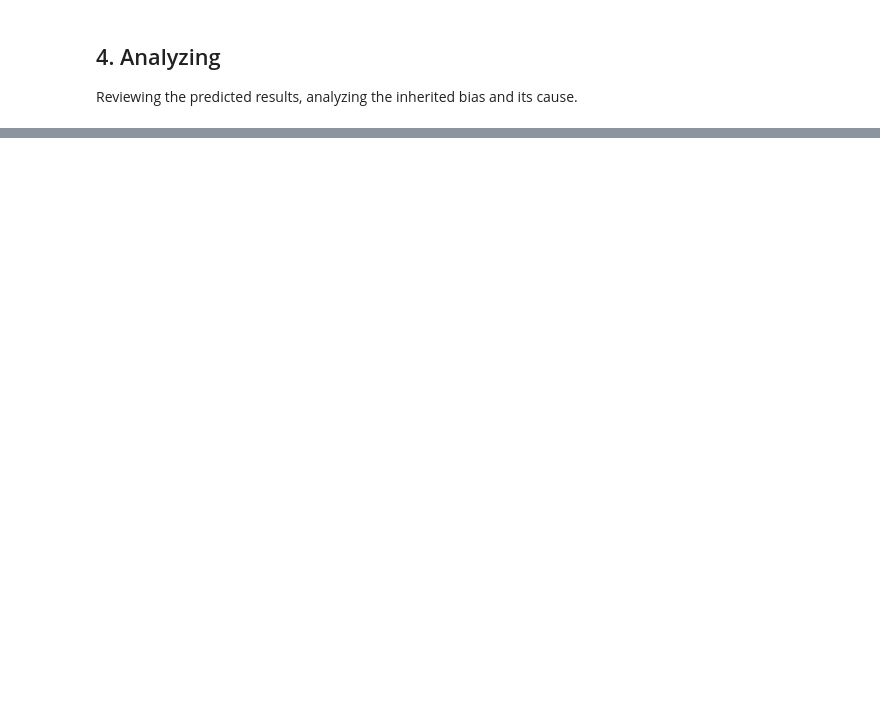
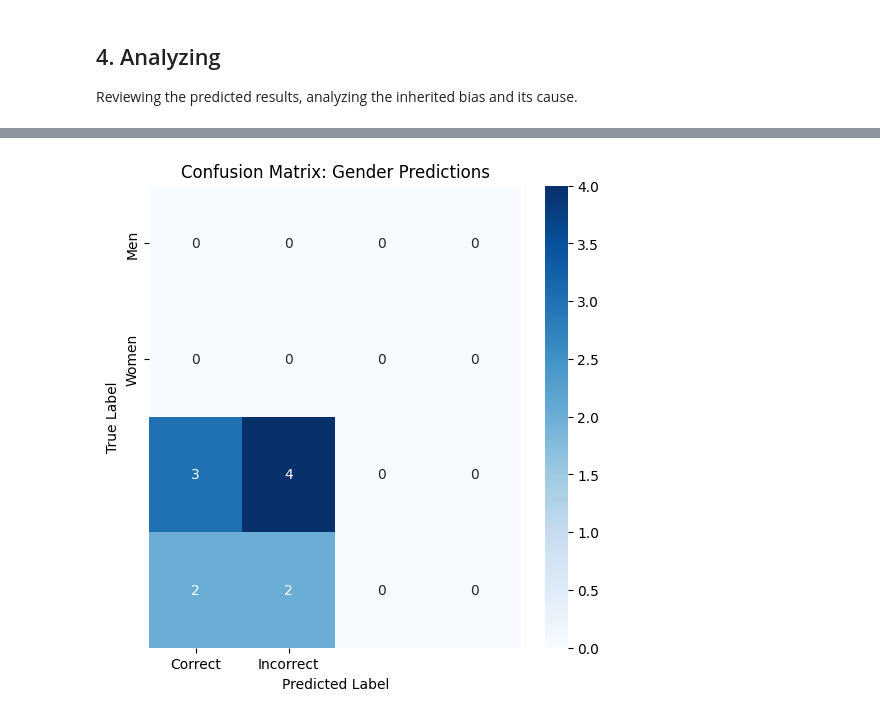
Before and after one commit to NiklasElsaesser/FaceBias, a Jupyter notebook: bias_testing.ipynb, the cells around one changed output, grey strips where cells are left out. Saved outputs shown, nothing was run; the diff lists cells and outputs as text; code cells hidden in the pictures; blank space fills up the shorter version.

```diff
--- a/bias_testing.ipynb
+++ b/bias_testing.ipynb
@@ -354,0 +429,16 @@ plt.show()
+# %%
+from sklearn.metrics import confusion_matrix
+import seaborn as sns
+
+# Generate a confusion matrix for gender predictions
+conf_matrix = confusion_matrix(df['Predicted Gender'], df['Correct Prediction'])
+
+# Plotting the confusion matrix as a heatmap
+plt.figure(figsize=(6, 6))
+sns.heatmap(conf_matrix, annot=True, fmt='g', cmap='Blues', xticklabels=['Correct', 'Incorrect'], yticklabels=['Men', 'Women'])
+plt.xlabel('Predicted Label')
+plt.ylabel('True Label')
+plt.title('Confusion Matrix: Gender Predictions')
+plt.show()
+# %% [output]
+[figure, added]
```
Also changed, not shown: parts of 11 cells of this notebook.
